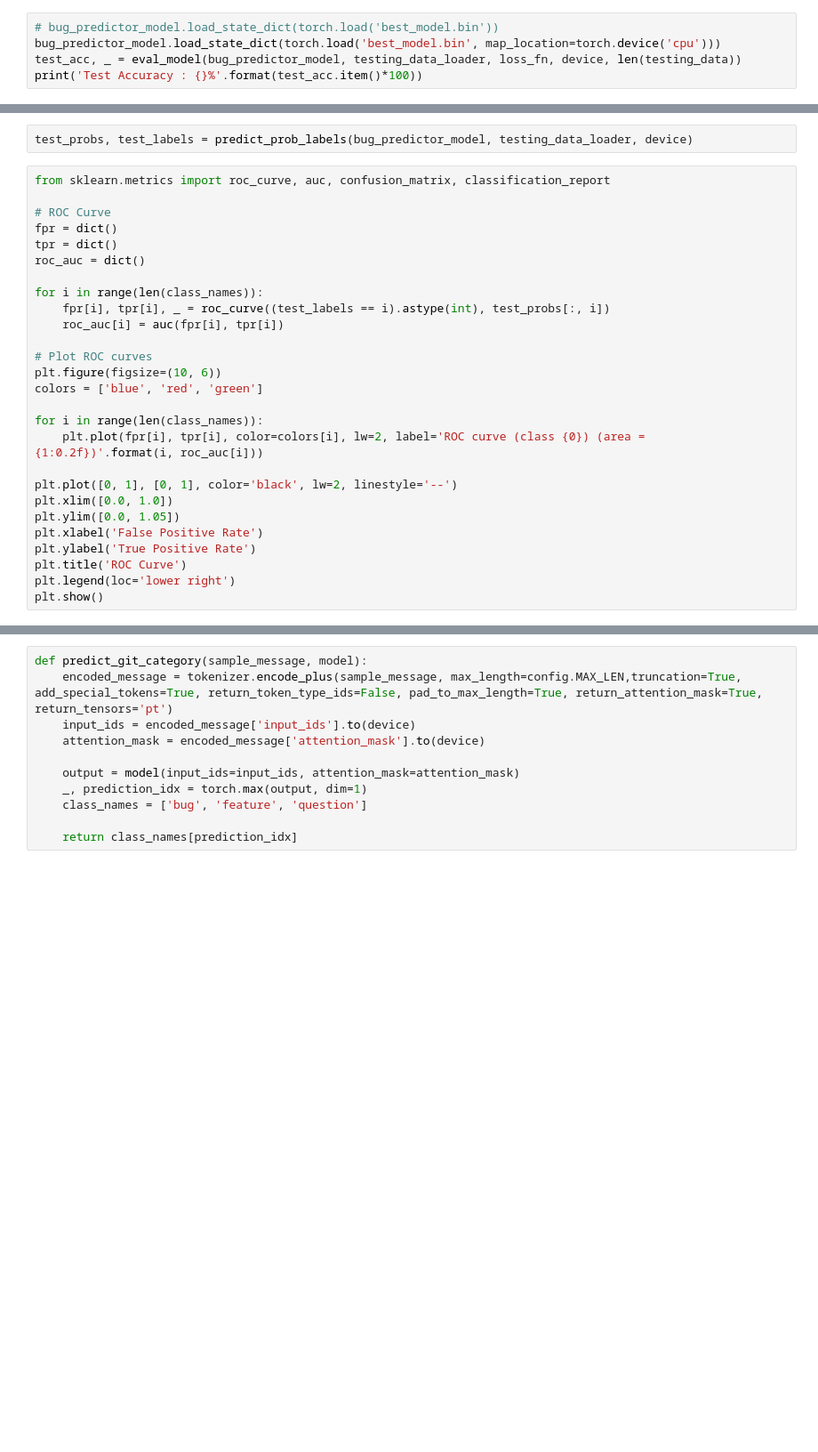
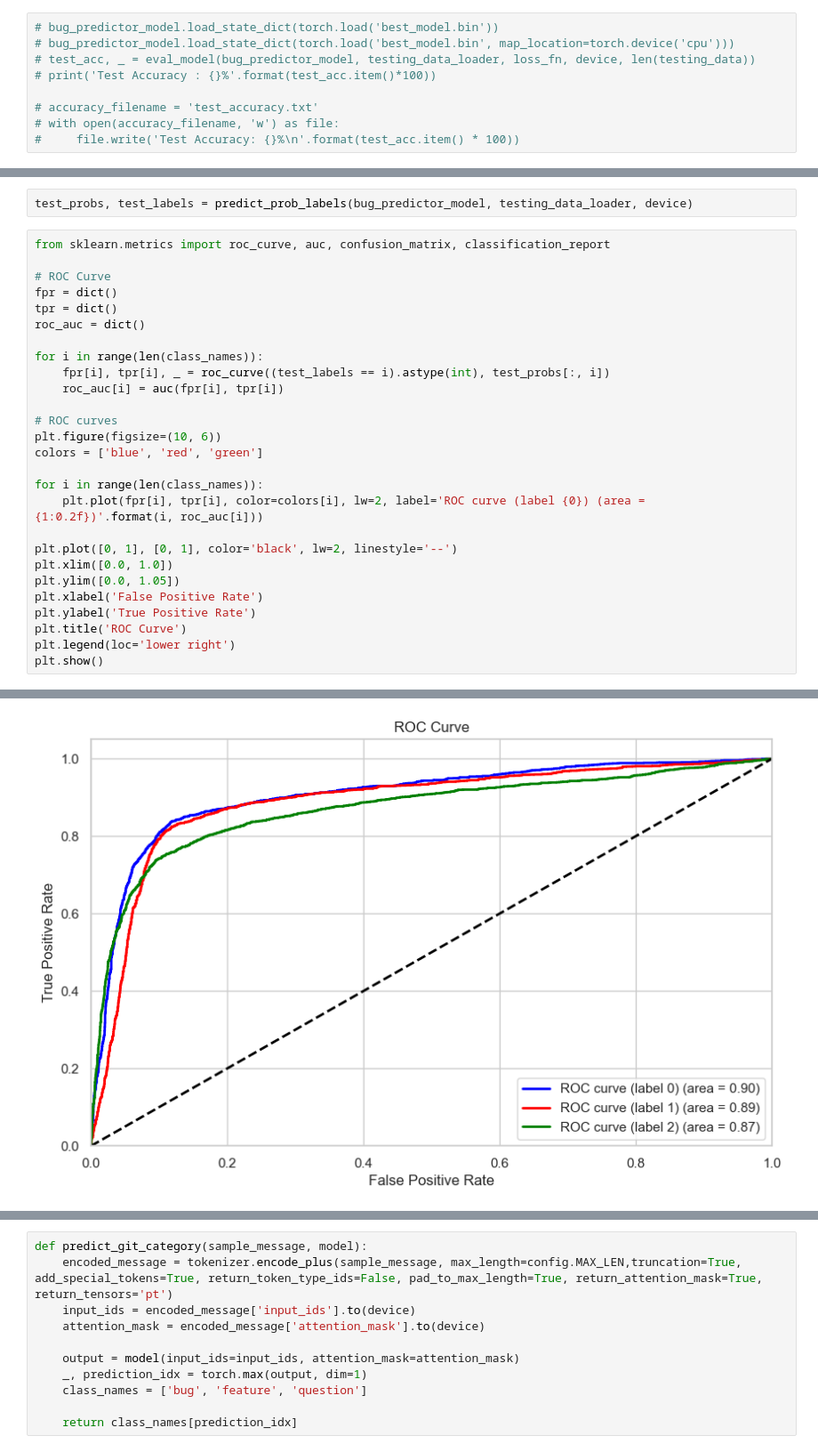
Before and after one commit to Nazia-Karim-Khan-Oishee/GitHub-Issue-Taxonomy, a Jupyter notebook: Code/notebook/model_training.ipynb, the cells around one changed output, grey strips where cells are left out. Shown at 89% size. Cells and saved outputs as stored; diff of their text form; blank space fills up the shorter version.

```diff
--- a/Code/notebook/model_training.ipynb
+++ b/Code/notebook/model_training.ipynb
@@ -330,6 +330,10 @@ def eval_model(model, data_loader, loss_fn, device, n_examples):
 #         best_accuracy = val_acc
 # %%
 # bug_predictor_model.load_state_dict(torch.load('best_model.bin'))
-bug_predictor_model.load_state_dict(torch.load('best_model.bin', map_location=torch.device('cpu')))
-test_acc, _ = eval_model(bug_predictor_model, testing_data_loader, loss_fn, device, len(testing_data))
-print('Test Accuracy : {}%'.format(test_acc.item()*100))
+# bug_predictor_model.load_state_dict(torch.load('best_model.bin', map_location=torch.device('cpu')))
+# test_acc, _ = eval_model(bug_predictor_model, testing_data_loader, loss_fn, device, len(testing_data))
+# print('Test Accuracy : {}%'.format(test_acc.item()*100))
+
+# accuracy_filename = 'test_accuracy.txt'
+# with open(accuracy_filename, 'w') as file:
+#     file.write('Test Accuracy: {}%\n'.format(test_acc.item() * 100))
@@ -388,12 +383,12 @@ for i in range(len(class_names)):
     fpr[i], tpr[i], _ = roc_curve((test_labels == i).astype(int), test_probs[:, i])
     roc_auc[i] = auc(fpr[i], tpr[i])
 
-# Plot ROC curves
+# ROC curves
 plt.figure(figsize=(10, 6))
 colors = ['blue', 'red', 'green']
 
 for i in range(len(class_names)):
-    plt.plot(fpr[i], tpr[i], color=colors[i], lw=2, label='ROC curve (class {0}) (area = {1:0.2f})'.format(i, roc_auc[i]))
+    plt.plot(fpr[i], tpr[i], color=colors[i], lw=2, label='ROC curve (label {0}) (area = {1:0.2f})'.format(i, roc_auc[i]))
 
 plt.plot([0, 1], [0, 1], color='black', lw=2, linestyle='--')
 plt.xlim([0.0, 1.0])
@@ -408,3 +402,4 @@ NameError: name 'test_labels' is not defined
+[figure, added]
 # %%
 conf_mat = confusion_matrix(test_labels, np.argmax(test_probs, axis=1))
 
```
Also changed, not shown: parts of 4 cells of this notebook, 2 other files.
